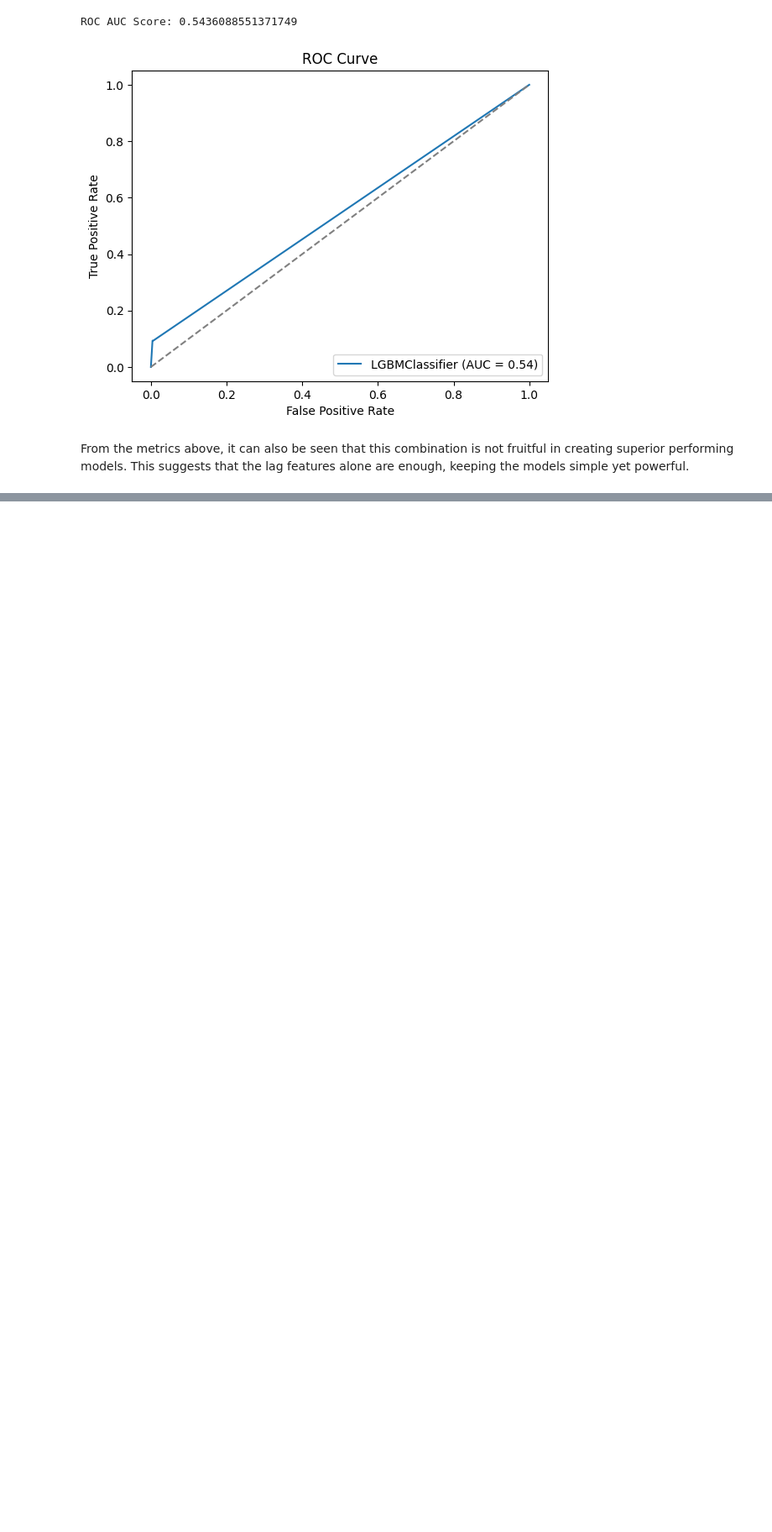
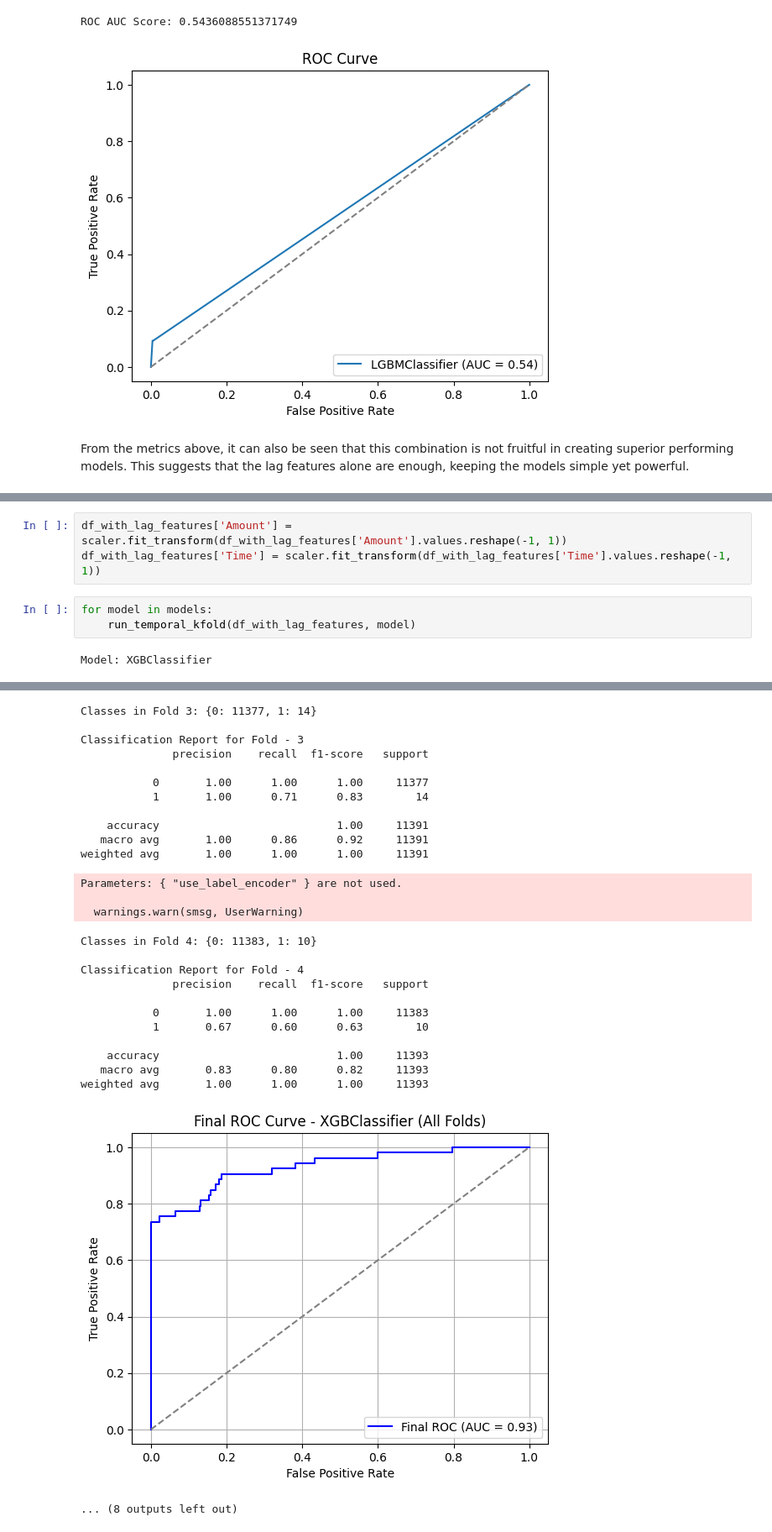
Before and after one commit to COMP3608Project/credit-card-fraud, a Jupyter notebook: 2013_Credit_Card_Fraud_Dataset.ipynb, the cells around one changed output, grey strips where cells are left out. Shown at 84% size. Cells and saved outputs as stored; diff of their text form; blank space fills up the shorter version.

```diff
--- a/2013_Credit_Card_Fraud_Dataset.ipynb
+++ b/2013_Credit_Card_Fraud_Dataset.ipynb
@@ -889,0 +1062,8 @@ From the metrics above, it can also be seen that this combination is not fruitfu
+# %%
+df_with_lag_features['Amount'] = scaler.fit_transform(df_with_lag_features['Amount'].values.reshape(-1, 1))
+df_with_lag_features['Time'] = scaler.fit_transform(df_with_lag_features['Time'].values.reshape(-1, 1))
+# %%
+for model in models:
+    run_temporal_kfold(df_with_lag_features, model)
+# %% [output]
+Model: XGBClassifier
@@ -889,0 +1115,27 @@ From the metrics above, it can also be seen that this combination is not fruitfu
+Classes in Fold 3: {0: 11377, 1: 14}
+
+Classification Report for Fold - 3
+              precision    recall  f1-score   support
+
+           0       1.00      1.00      1.00     11377
+           1       1.00      0.71      0.83        14
+
+    accuracy                           1.00     11391
+   macro avg       1.00      0.86      0.92     11391
+weighted avg       1.00      1.00      1.00     11391
+Parameters: { "use_label_encoder" } are not used.
+
+  warnings.warn(smsg, UserWarning)
+Classes in Fold 4: {0: 11383, 1: 10}
+
+Classification Report for Fold - 4
+              precision    recall  f1-score   support
+
+           0       1.00      1.00      1.00     11383
+           1       0.67      0.60      0.63        10
+
+    accuracy                           1.00     11393
+   macro avg       0.83      0.80      0.82     11393
+weighted avg       1.00      1.00      1.00     11393
+[figure, added]
+... (8 outputs left out)
```
Also changed, not shown: parts of 10 cells of this notebook.
